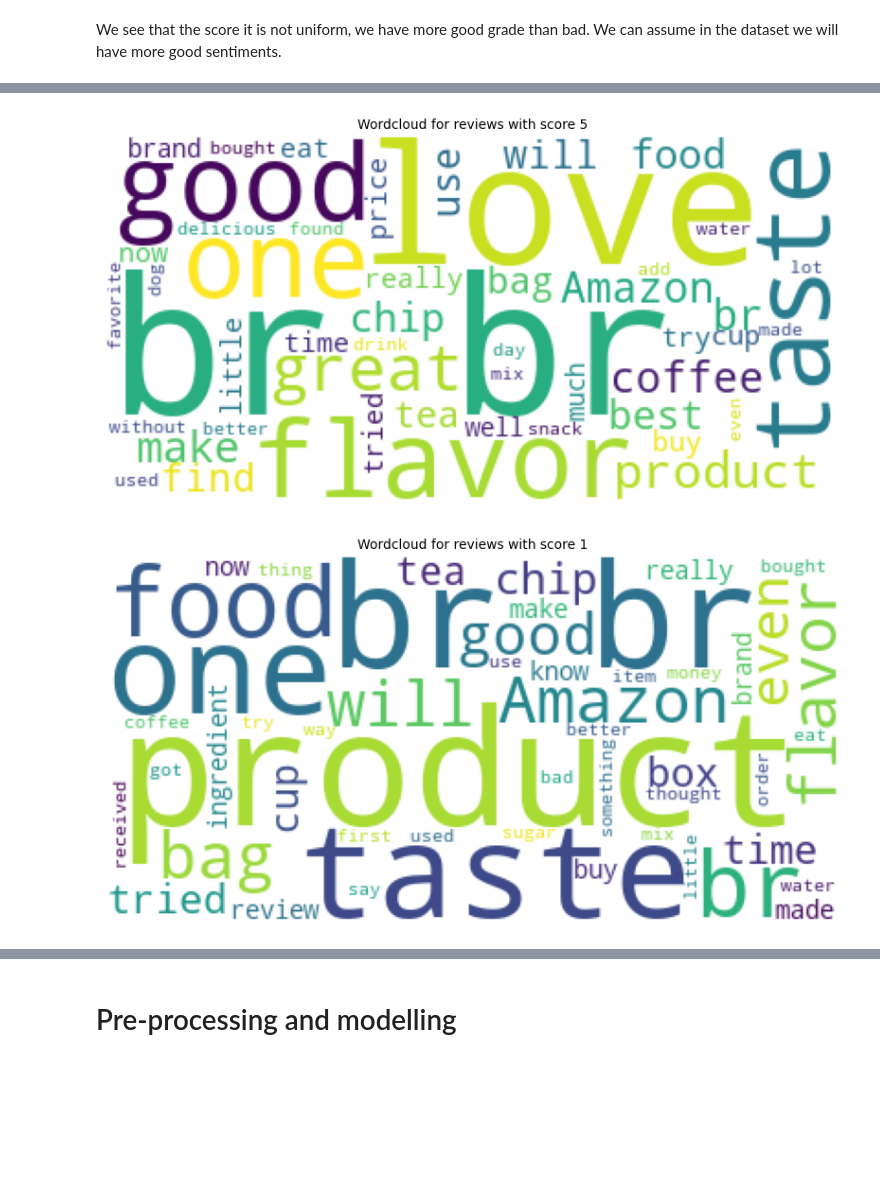
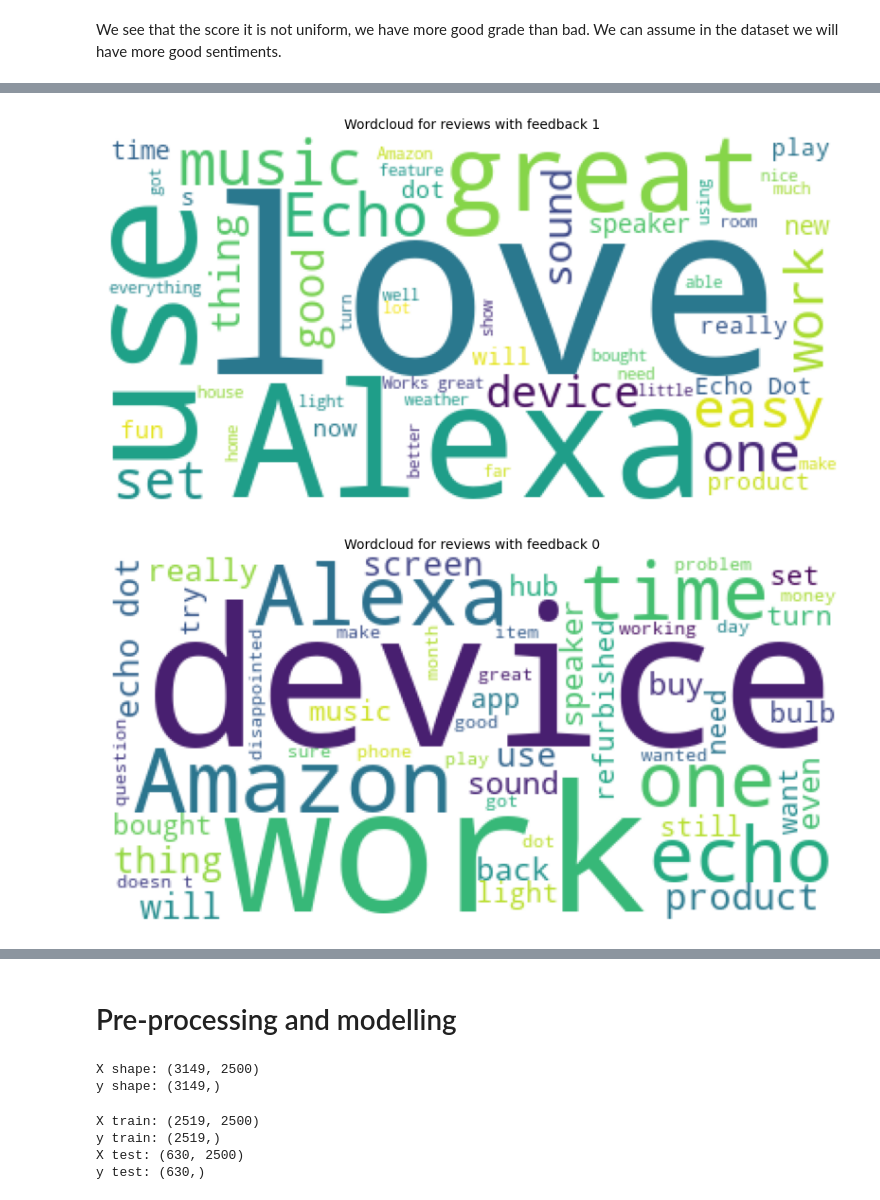
Before and after one commit to Dudul-99/Data-Science, a Jupyter notebook: NLP/model_dev.ipynb, the cells around one changed output, grey strips where cells are left out. Saved outputs shown, nothing was run; the diff lists cells and outputs as text; code cells hidden in the pictures; blank space fills up the shorter version.

```diff
--- a/NLP/model_dev.ipynb
+++ b/NLP/model_dev.ipynb
@@ -72,0 +64,3 @@ df.head(4)
+# %%
+print(data.shape)
+df=data.copy()
@@ -85,0 +85,4 @@ df['Text'][0]
+# %%
+# Dropping missing values
+df.dropna(inplace=True)
+df.shape
@@ -110,6 +126,6 @@ Name: count, dtype: int64
 We see that the score it is not uniform, we have more good grade than bad. We can assume in the dataset we will have more good sentiments.
 # %%
 # let's create a new column containing the length of the text
-df['Text_length']=df['Text'].apply(len)
+df['Text_length']=df['verified_reviews'].apply(len)
 df.head(3)
 # %% [output]
@@ -145,12 +190,13 @@ Score 5 and 1 seems share the same distribution.
 # %%
 # Visualizing the distribution of text length with wordcloud with all data
 cv = CountVectorizer(stop_words='english')
-words = cv.fit_transform(df.Text)
+words = cv.fit_transform(df.verified_reviews)
 # Combine all reviews
-reviews = " ".join([review for review in df['Text']])
+reviews = " ".join([review for review in df['verified_reviews']])
 
 # Initialize wordcloud object
 wc = WordCloud(background_color='white', max_words=50)
+
 # Generate and plot wordcloud
 plt.figure(figsize=(10,10))
 plt.imshow(wc.generate(reviews))
@@ -162,17 +208,17 @@ plt.show()
 # %%
-# Vizualizing the distribution of text length with wordcloud for each score
+# Vizualizing the distribution of text length with wordcloud by feedback
 cv = CountVectorizer(stop_words='english')
-for score in df['Score'].unique():
+for feedback in df['feedback'].unique():
     # Combine all reviews
-    reviews = " ".join([review for review in df[df['Score']==score]['Text']])
+    reviews = " ".join([review for review in df[df['feedback']==feedback]['verified_reviews']])
     # Initialize wordcloud object
     wc = WordCloud(background_color='white', max_words=50)
     # Generate and plot wordcloud
     plt.figure(figsize=(10,10))
     plt.imshow(wc.generate(reviews))
-    plt.title(f'Wordcloud for reviews with score {score}', fontsize=10)
+    plt.title(f'Wordcloud for reviews with feedback {feedback}', fontsize=10)
     plt.axis('off')
     plt.show()
 # %% [output]
-[figure, old version]
+[figure, new version]
-[figure, old version]
+[figure, new version]
@@ -183,0 +242,18 @@ for score in df['Score'].unique():
+# %%
+print(f"X shape: {X.shape}")
+print(f"y shape: {y.shape}")
+# %% [output]
+X shape: (3149, 2500)
+y shape: (3149,)
+# %%
+X_train, X_test, y_train, y_test = train_test_split(X, y, test_size = 0.2, random_state = 15)
+
+print(f"X train: {X_train.shape}")
+print(f"y train: {y_train.shape}")
+print(f"X test: {X_test.shape}")
+print(f"y test: {y_test.shape}")
+# %% [output]
+X train: (2519, 2500)
+y train: (2519,)
+X test: (630, 2500)
+y test: (630,)
```
Also changed, not shown: parts of 35 cells of this notebook.
